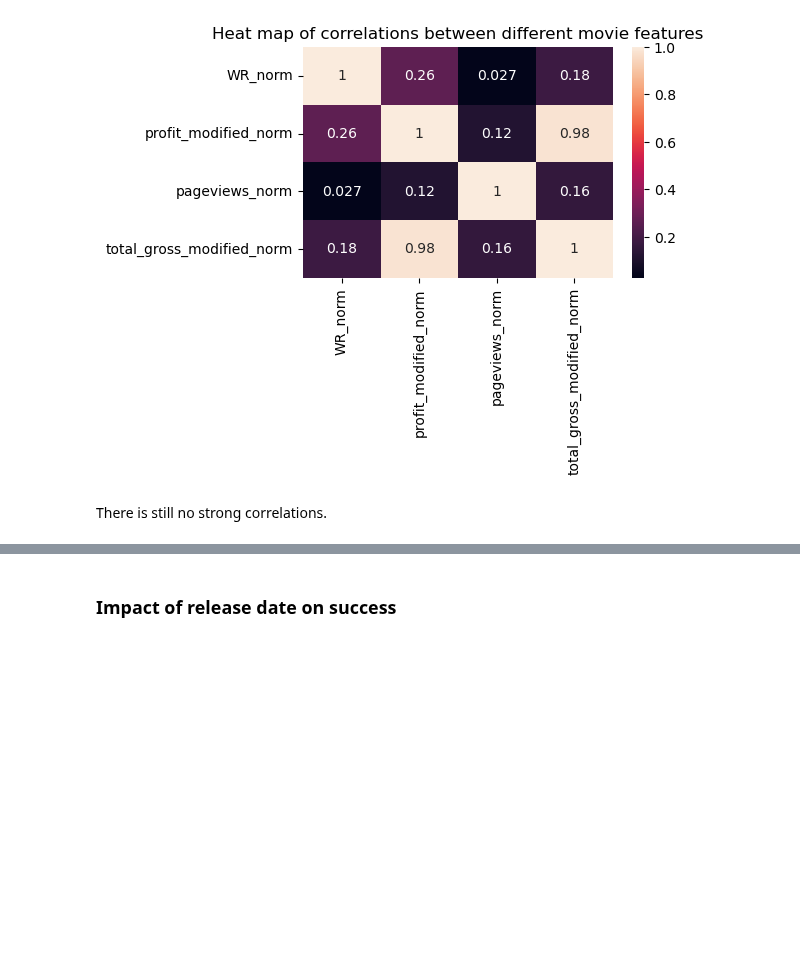
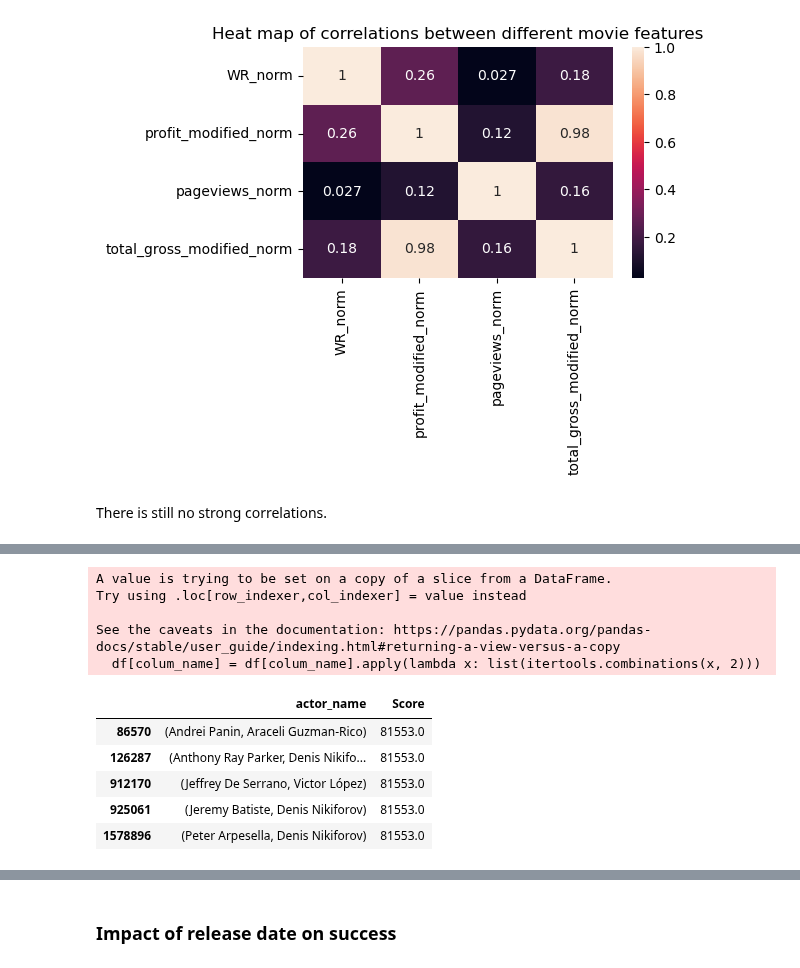
Before and after one commit to epfl-ada/ada-2022-project-theadaholics, a Jupyter notebook: main.ipynb, the cells around one changed output, grey strips where cells are left out. Saved outputs shown, nothing was run; the diff lists cells and outputs as text; code cells hidden in the pictures; blank space fills up the shorter version.

```diff
--- a/main.ipynb
+++ b/main.ipynb
@@ -1086,0 +1110,8 @@ df_all.sort_values(by='Score').head(3)
+# %%
+def score_movie_element_groups(df, colum_name):
+    df = df.dropna(subset=[colum_name], axis=0)
+    df[colum_name] = df[colum_name].apply(lambda x: list(itertools.combinations(set(x), 2)))
+    df = df[df[colum_name].map(lambda d: len(d)) > 0]
+    df = df.explode(colum_name)
+    df = df.groupby(colum_name)['Score'].mean().to_frame().reset_index()
+    return df
@@ -1086,0 +1129,17 @@ df_all.sort_values(by='Score').head(3)
+# %%
+actor_pairs_score = score_movie_element_groups(df_all, 'actor_name')
+# %% [output]
+A value is trying to be set on a copy of a slice from a DataFrame.
+Try using .loc[row_indexer,col_indexer] = value instead
+
+See the caveats in the documentation: https://pandas.pydata.org/pandas-docs/stable/user_guide/indexing.html#returning-a-view-versus-a-copy
+  df[colum_name] = df[colum_name].apply(lambda x: list(itertools.combinations(x, 2)))
+# %%
+actor_pairs_score.sort_values(by='Score', ascending=False).head()
+# %% [output]
+|  | actor_name | Score |
+| 86570 | (Andrei Panin, Araceli Guzman-Rico) | 81553.0 |
+| 126287 | (Anthony Ray Parker, Denis Nikifo... | 81553.0 |
+| 912170 | (Jeffrey De Serrano, Victor López) | 81553.0 |
+| 925061 | (Jeremy Batiste, Denis Nikiforov) | 81553.0 |
+| 1578896 | (Peter Arpesella, Denis Nikiforov) | 81553.0 |
```
Also changed, not shown: parts of 12 cells of this notebook.
